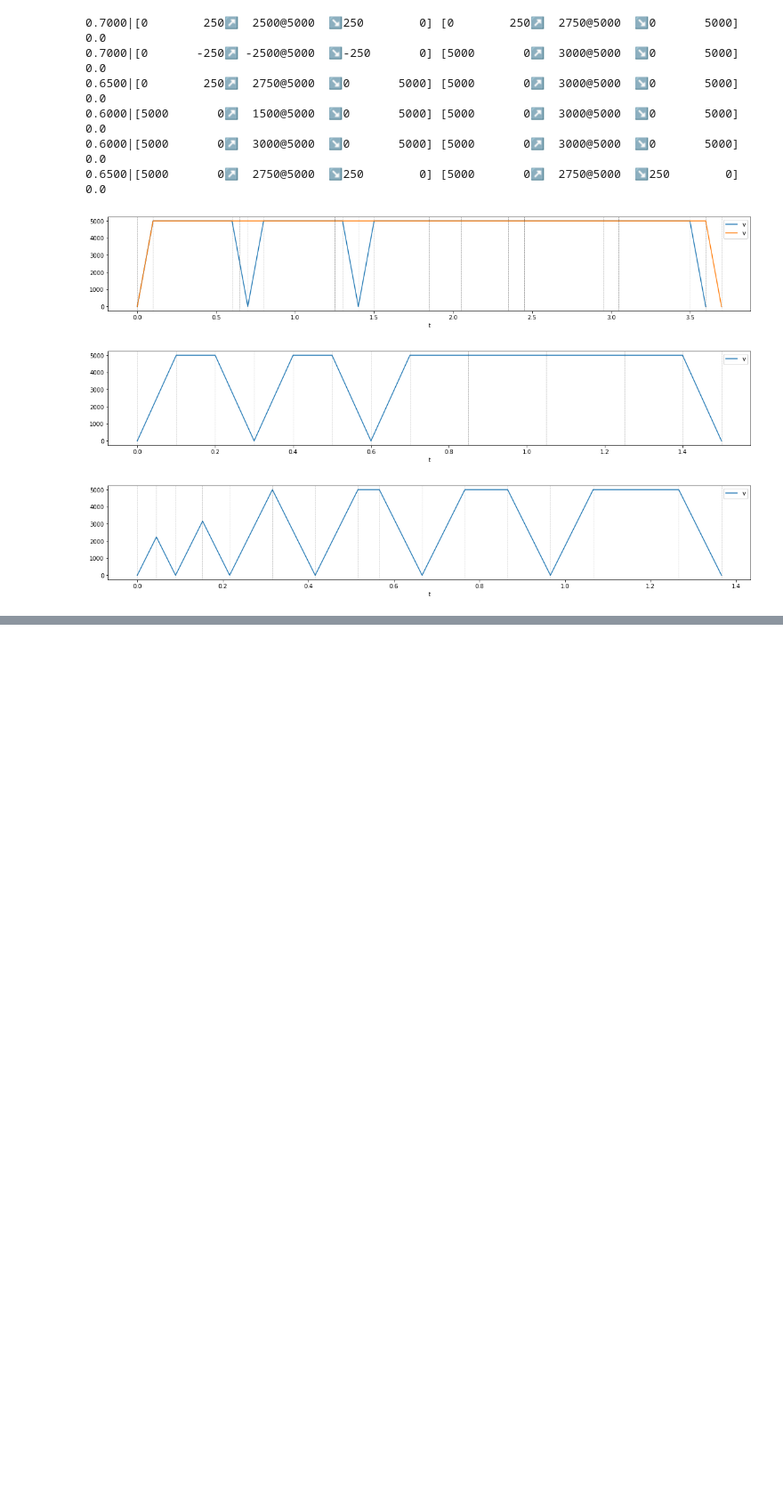
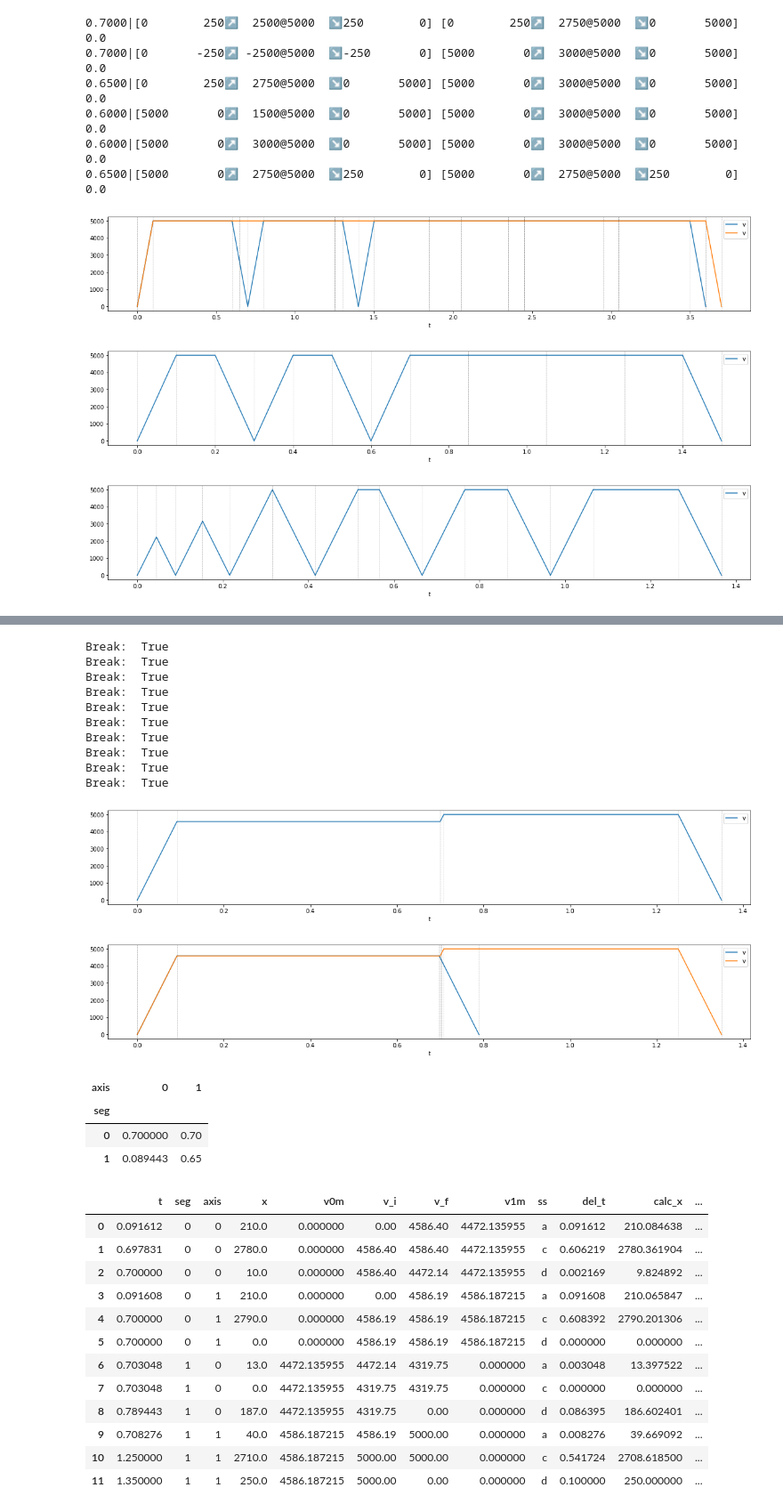
Before and after one commit to Busboombot/trajectory, a Jupyter notebook: design/Notebooks/JITTrajectory.ipynb, the cells around one changed output, grey strips where cells are left out. Shown at 89% size. Drawn from its saved outputs; the diff is of its cells as text; code cells hidden in the pictures; blank space fills up the shorter version.

```diff
--- a/design/Notebooks/JITTrajectory.ipynb
+++ b/design/Notebooks/JITTrajectory.ipynb
@@ -164,3 +209,49 @@ t[t.js == 0]
+# %%
+sl = SegmentList([Joint(5_000, 50_000),Joint(5_000, 50_000)])
+
+x = 3000
+
+sl.rmove([x,x]);
+sl.rmove([200,x]);
+#sl.rmove([x,x]);
+#sl.rmove([0,x]);
+#sl.rmove([x,x]);
+
+df = sl.dataframe
+plot_segment_list(df[df.axis==1]); plt.show()
+plot_segment_list(df); plt.show()
+display(df.groupby(['seg','axis']).del_t.sum().unstack())
+df
+# %% [output]
+Break:  True
+Break:  True
+Break:  True
+Break:  True
+Break:  True
+Break:  True
+Break:  True
+Break:  True
+Break:  True
+Break:  True
+[figure, added]
+[figure, added]
+| axis | 0 | 1 |
+| seg |  |  |
+| 0 | 0.700000 | 0.70 |
+| 1 | 0.089443 | 0.65 |
+|  | t | seg | axis | x | v0m | v_i | v_f | v1m | ss | del_t | calc_x | ... |
+| 0 | 0.091612 | 0 | 0 | 210.0 | 0.000000 | 0.00 | 4586.40 | 4472.135955 | a | 0.091612 | 210.084638 | ... |
+| 1 | 0.697831 | 0 | 0 | 2780.0 | 0.000000 | 4586.40 | 4586.40 | 4472.135955 | c | 0.606219 | 2780.361904 | ... |
+| 2 | 0.700000 | 0 | 0 | 10.0 | 0.000000 | 4586.40 | 4472.14 | 4472.135955 | d | 0.002169 | 9.824892 | ... |
+| 3 | 0.091608 | 0 | 1 | 210.0 | 0.000000 | 0.00 | 4586.19 | 4586.187215 | a | 0.091608 | 210.065847 | ... |
+| 4 | 0.700000 | 0 | 1 | 2790.0 | 0.000000 | 4586.19 | 4586.19 | 4586.187215 | c | 0.608392 | 2790.201306 | ... |
+| 5 | 0.700000 | 0 | 1 | 0.0 | 0.000000 | 4586.19 | 4586.19 | 4586.187215 | d | 0.000000 | 0.000000 | ... |
+| 6 | 0.703048 | 1 | 0 | 13.0 | 4472.135955 | 4472.14 | 4319.75 | 0.000000 | a | 0.003048 | 13.397522 | ... |
+| 7 | 0.703048 | 1 | 0 | 0.0 | 4472.135955 | 4319.75 | 4319.75 | 0.000000 | c | 0.000000 | 0.000000 | ... |
+| 8 | 0.789443 | 1 | 0 | 187.0 | 4472.135955 | 4319.75 | 0.00 | 0.000000 | d | 0.086395 | 186.602401 | ... |
+| 9 | 0.708276 | 1 | 1 | 40.0 | 4586.187215 | 4586.19 | 5000.00 | 0.000000 | a | 0.008276 | 39.669092 | ... |
+| 10 | 1.250000 | 1 | 1 | 2710.0 | 4586.187215 | 5000.00 | 5000.00 | 0.000000 | c | 0.541724 | 2708.618500 | ... |
+| 11 | 1.350000 | 1 | 1 | 250.0 | 4586.187215 | 5000.00 | 0.00 | 0.000000 | d | 0.100000 | 250.000000 | ... |
 # %%
 # Very Short Segment
 sl = SegmentList([Joint(5_000, 50_000)])
```
Also changed, not shown: parts of 3 cells of this notebook, 5 other files.
